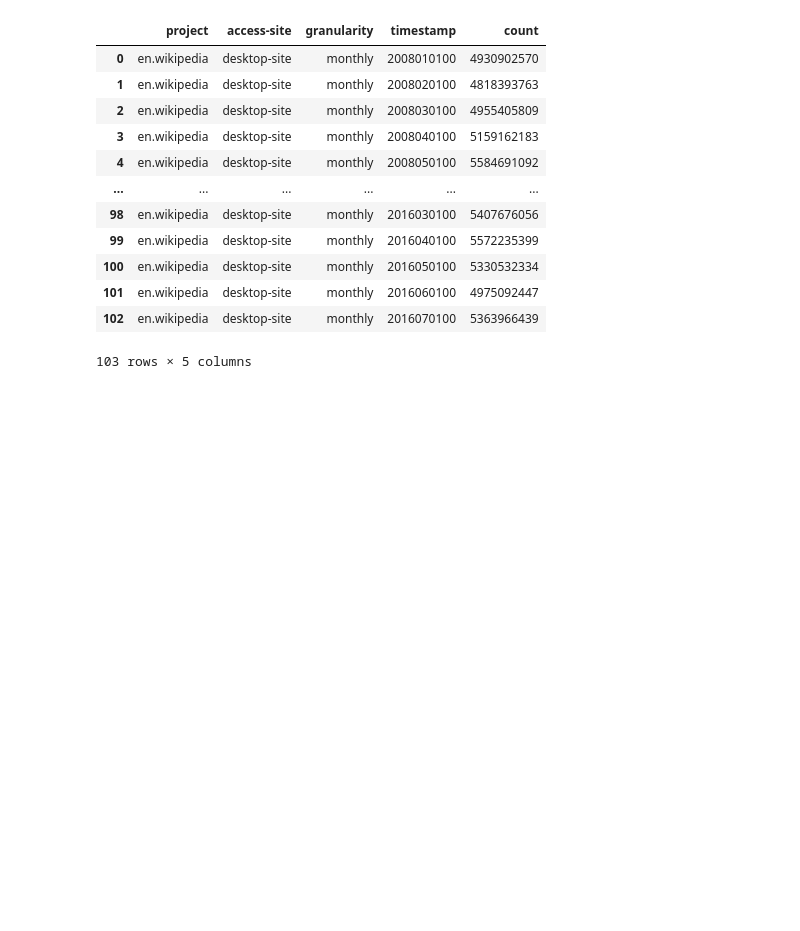
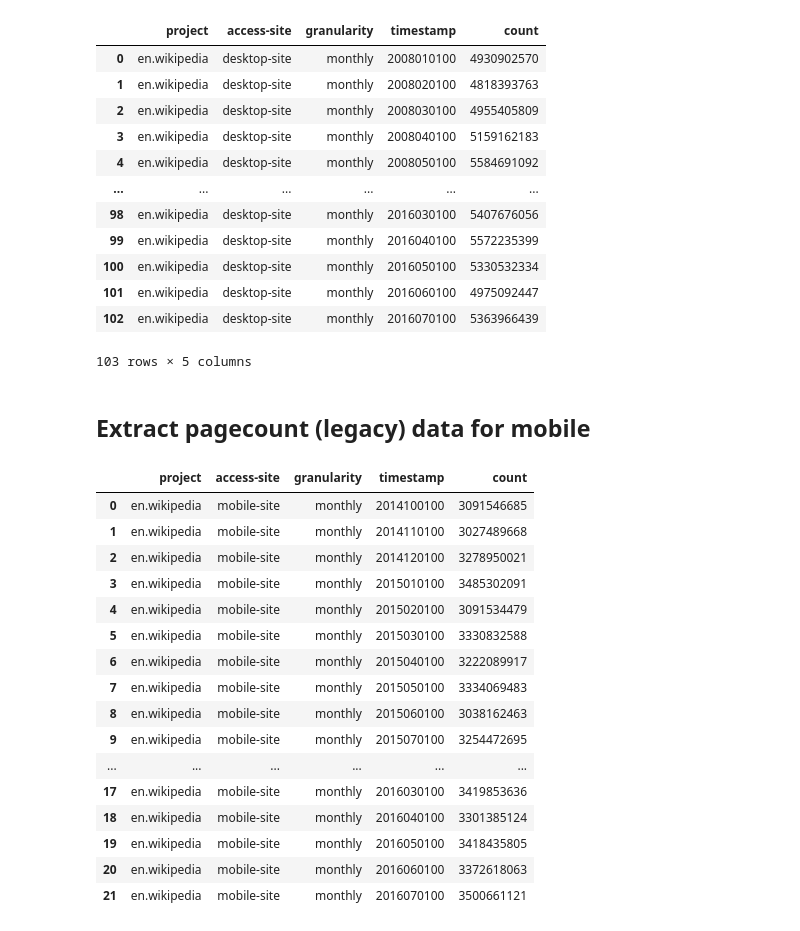
Before and after one commit to carljparker/data-512, a Jupyter notebook: data-512-a1/data-512-a1.ipynb, the cells around one changed output. Cells and saved outputs as stored; diff of their text form; code cells hidden in the pictures; blank space fills up the shorter version.

Commit message:
Commit latest rev of data output...with correct naming

```diff
--- a/data-512-a1/data-512-a1.ipynb
+++ b/data-512-a1/data-512-a1.ipynb
@@ -27,6 +27,16 @@ The first **three** parameter blocks are for the Pageviews API. The following **
 params_pageviews_desktop = {
                     "project" : "en.wikipedia.org",
                     "access" : "desktop",
+                    "agent" : "user",
+                    "granularity" : "monthly",
+                    "start" : "2015070100",
+                    # for end use 1st day of month following final month of data
+                    "end" : '2020100100'
+                        }
+
+params_pageviews_mobile_web = {
+                    "project" : "en.wikipedia.org",
+                    "access" : "mobile-web",
                     "agent" : "user",
                     "granularity" : "monthly",
                     "start" : "2015070100",
@@ -44,22 +54,12 @@ params_pageviews_mobile_app = {
                     "end" : '2020100100'
                         }
 
-params_pageviews_mobile_web = {
-                    "project" : "en.wikipedia.org",
-                    "access" : "mobile-web",
-                    "agent" : "user",
-                    "granularity" : "monthly",
-                    "start" : "2015070100",
-                    # for end use 1st day of month following final month of data
-                    "end" : '2020100100'
-                        }
-
 #
 # Parameters for getting aggregated legacy view data
 #
 # See: https://wikimedia.org/api/rest_v1/#!/Legacy_data/get_metrics_legacy_pagecounts_aggregate_project_access_site_granularity_start_end
 #
-params_pagecount_legacy_desktop = {
+params_pagecounts_legacy_desktop = {
                  "project" : "en.wikipedia.org",
                  "access-site" : "desktop-site",
                  "granularity" : "monthly",
@@ -68,7 +68,7 @@ params_pagecount_legacy_desktop = {
                  "end" : "2016080100"
                     }
 
-params_pagecount_legacy_mobile = {
+params_pagecounts_legacy_mobile = {
                  "project" : "en.wikipedia.org",
                  "access-site" : "mobile-site",
                  "granularity" : "monthly",
@@ -137,3 +206,7 @@ pandas.read_json( json.dumps( monthly_pagecount_legacy[ 'items' ] ), orient='rec
 | 101 | en.wikipedia | desktop-site | monthly | 2016060100 | 4975092447 |
 | 102 | en.wikipedia | desktop-site | monthly | 2016070100 | 5363966439 |
 103 rows × 5 columns
+# %% [markdown]
+## Extract pagecount (legacy) data for mobile ##
+# %%
+pagecount_legacy_mobile = api_call(endpoint_legacy, params_pagecount_legacy_mobile)
@@ -139,0 +216,20 @@ pandas.read_json( json.dumps( monthly_pagecount_legacy[ 'items' ] ), orient='rec
+# %%
+pandas.read_json( json.dumps( pagecount_legacy_mobile[ 'items' ] ), orient='records', convert_dates = False )
+# %% [output]
+|  | project | access-site | granularity | timestamp | count |
+| 0 | en.wikipedia | mobile-site | monthly | 2014100100 | 3091546685 |
+| 1 | en.wikipedia | mobile-site | monthly | 2014110100 | 3027489668 |
+| 2 | en.wikipedia | mobile-site | monthly | 2014120100 | 3278950021 |
+| 3 | en.wikipedia | mobile-site | monthly | 2015010100 | 3485302091 |
+| 4 | en.wikipedia | mobile-site | monthly | 2015020100 | 3091534479 |
+| 5 | en.wikipedia | mobile-site | monthly | 2015030100 | 3330832588 |
+| 6 | en.wikipedia | mobile-site | monthly | 2015040100 | 3222089917 |
+| 7 | en.wikipedia | mobile-site | monthly | 2015050100 | 3334069483 |
+| 8 | en.wikipedia | mobile-site | monthly | 2015060100 | 3038162463 |
+| 9 | en.wikipedia | mobile-site | monthly | 2015070100 | 3254472695 |
+| ... | ... | ... | ... | ... | ... |
+| 17 | en.wikipedia | mobile-site | monthly | 2016030100 | 3419853636 |
+| 18 | en.wikipedia | mobile-site | monthly | 2016040100 | 3301385124 |
+| 19 | en.wikipedia | mobile-site | monthly | 2016050100 | 3418435805 |
+| 20 | en.wikipedia | mobile-site | monthly | 2016060100 | 3372618063 |
+| 21 | en.wikipedia | mobile-site | monthly | 2016070100 | 3500661121 |
```
Also changed, not shown: parts of 23 cells of this notebook, 4 other files.
